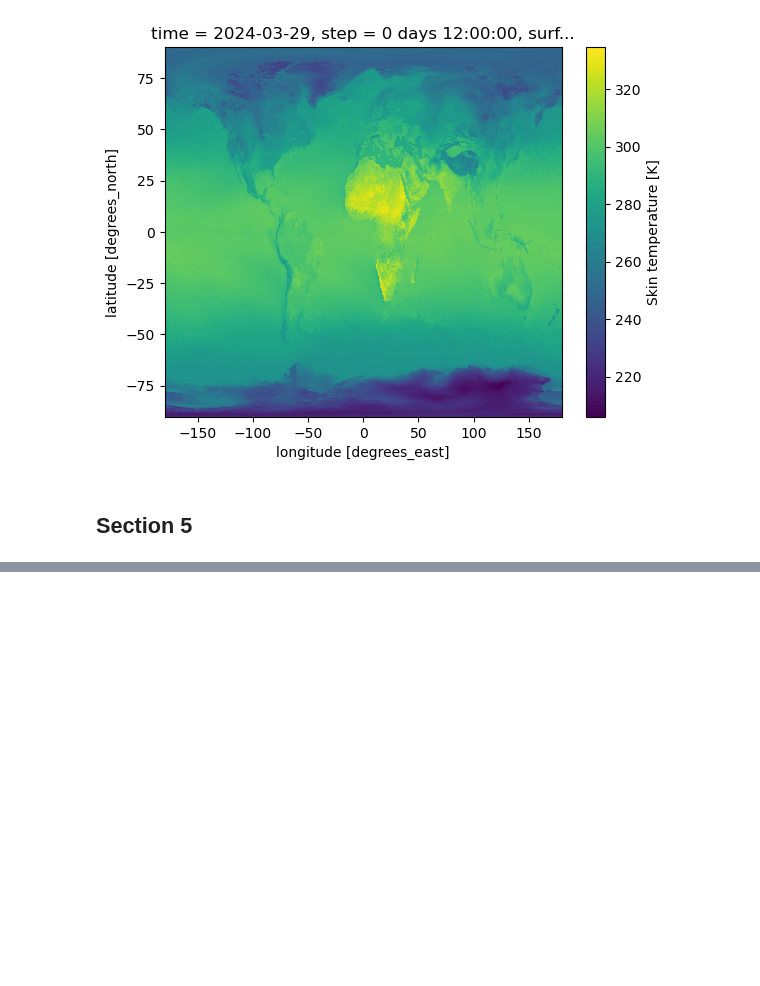
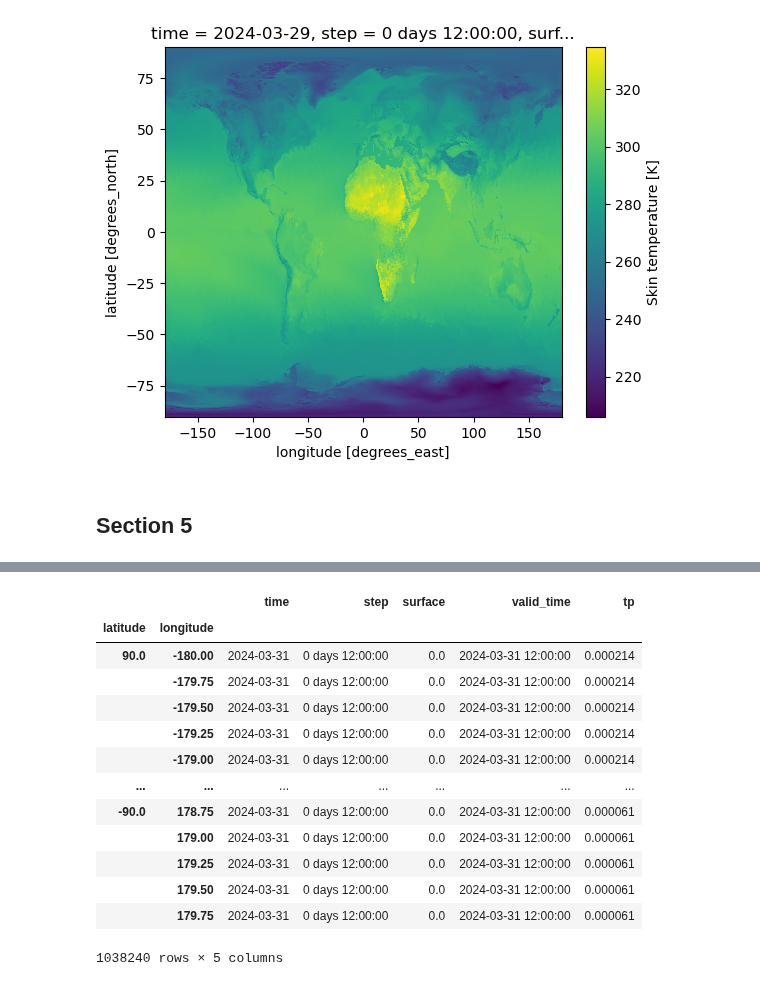
Before and after one commit to ECMWFCode4Earth/TropiDash, a Jupyter notebook: TropiDash/test_download.ipynb, the cells around one changed output, grey strips where cells are left out. Cells and saved outputs as stored; diff of their text form; code cells hidden in the pictures; blank space fills up the shorter version.

```diff
--- a/TropiDash/test_download.ipynb
+++ b/TropiDash/test_download.ipynb
@@ -203,0 +245,17 @@ data_allpoints['msl']['Value'] = data_allpoints['msl']['Value']/100
+# %%
+f.isel(step = 0).to_dataframe()
+# %% [output]
+|  |  | time | step | surface | valid_time | tp |
+| latitude | longitude |  |  |  |  |  |
+| 90.0 | -180.00 | 2024-03-31 | 0 days 12:00:00 | 0.0 | 2024-03-31 12:00:00 | 0.000214 |
+|  | -179.75 | 2024-03-31 | 0 days 12:00:00 | 0.0 | 2024-03-31 12:00:00 | 0.000214 |
+|  | -179.50 | 2024-03-31 | 0 days 12:00:00 | 0.0 | 2024-03-31 12:00:00 | 0.000214 |
+|  | -179.25 | 2024-03-31 | 0 days 12:00:00 | 0.0 | 2024-03-31 12:00:00 | 0.000214 |
+|  | -179.00 | 2024-03-31 | 0 days 12:00:00 | 0.0 | 2024-03-31 12:00:00 | 0.000214 |
+| ... | ... | ... | ... | ... | ... | ... |
+| -90.0 | 178.75 | 2024-03-31 | 0 days 12:00:00 | 0.0 | 2024-03-31 12:00:00 | 0.000061 |
+|  | 179.00 | 2024-03-31 | 0 days 12:00:00 | 0.0 | 2024-03-31 12:00:00 | 0.000061 |
+|  | 179.25 | 2024-03-31 | 0 days 12:00:00 | 0.0 | 2024-03-31 12:00:00 | 0.000061 |
+|  | 179.50 | 2024-03-31 | 0 days 12:00:00 | 0.0 | 2024-03-31 12:00:00 | 0.000061 |
+|  | 179.75 | 2024-03-31 | 0 days 12:00:00 | 0.0 | 2024-03-31 12:00:00 | 0.000061 |
+1038240 rows × 5 columns
```
Also changed, not shown: parts of 13 cells of this notebook, 12 other files.
